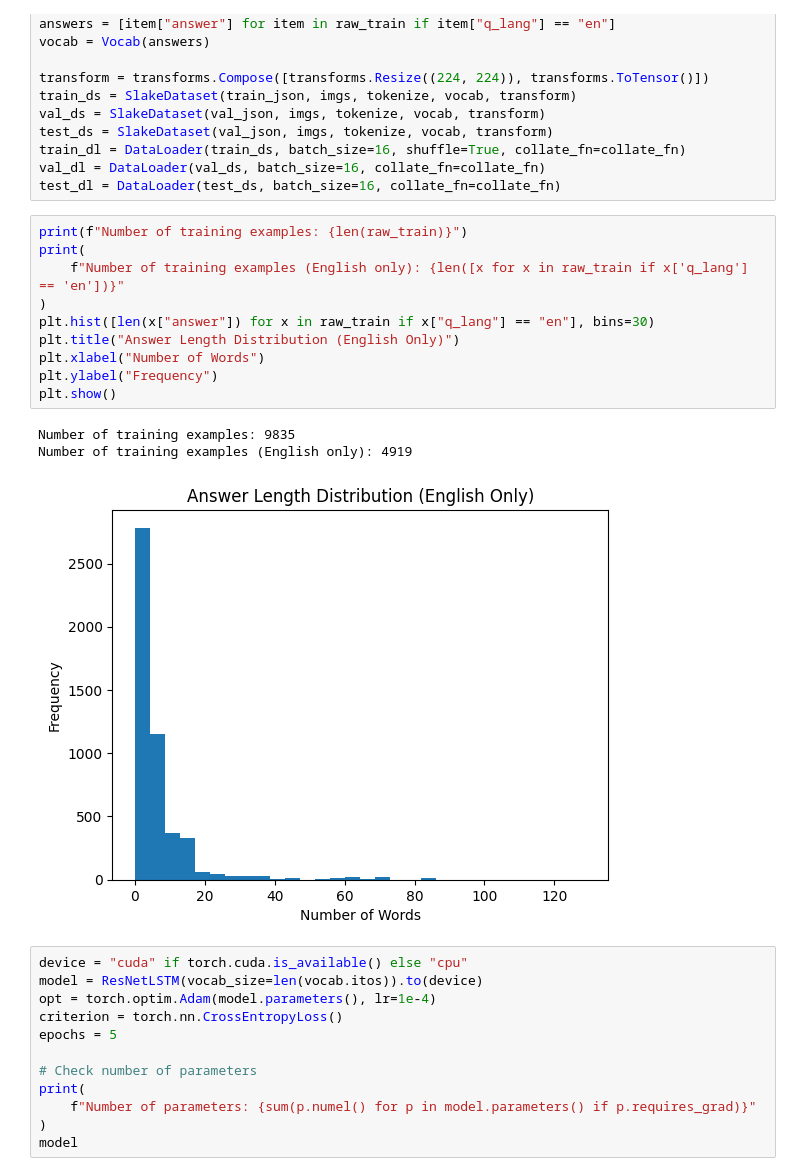
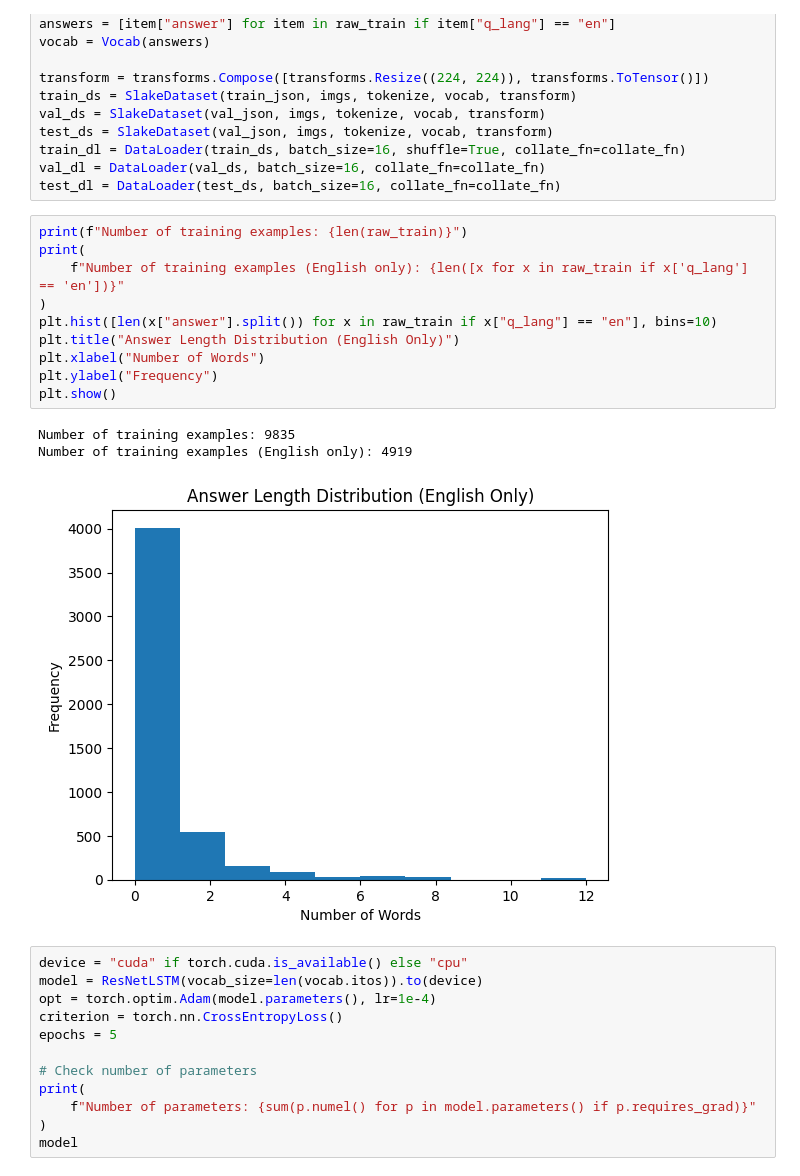
Before and after one commit to hongjiaherng/woa7015-medvqa, a Jupyter notebook: notebooks/01_prelim.ipynb, the cells around one changed output. Drawn from its saved outputs; the diff is of its cells as text.

```diff
--- a/notebooks/01_prelim.ipynb
+++ b/notebooks/01_prelim.ipynb
@@ -55,17 +62,17 @@ test_dl = DataLoader(test_ds, batch_size=16, collate_fn=collate_fn)
 # %%
 print(f"Number of training examples: {len(raw_train)}")
 print(
     f"Number of training examples (English only): {len([x for x in raw_train if x['q_lang'] == 'en'])}"
 )
-plt.hist([len(x["answer"]) for x in raw_train if x["q_lang"] == "en"], bins=30)
+plt.hist([len(x["answer"].split()) for x in raw_train if x["q_lang"] == "en"], bins=10)
 plt.title("Answer Length Distribution (English Only)")
 plt.xlabel("Number of Words")
 plt.ylabel("Frequency")
 plt.show()
 # %% [output]
 Number of training examples: 9835
 Number of training examples (English only): 4919
-[figure, old version]
+[figure, new version]
 # %%
 device = "cuda" if torch.cuda.is_available() else "cpu"
 model = ResNetLSTM(vocab_size=len(vocab.itos)).to(device)
```
Also changed, not shown: parts of 1 cell of this notebook, 20 other files.
